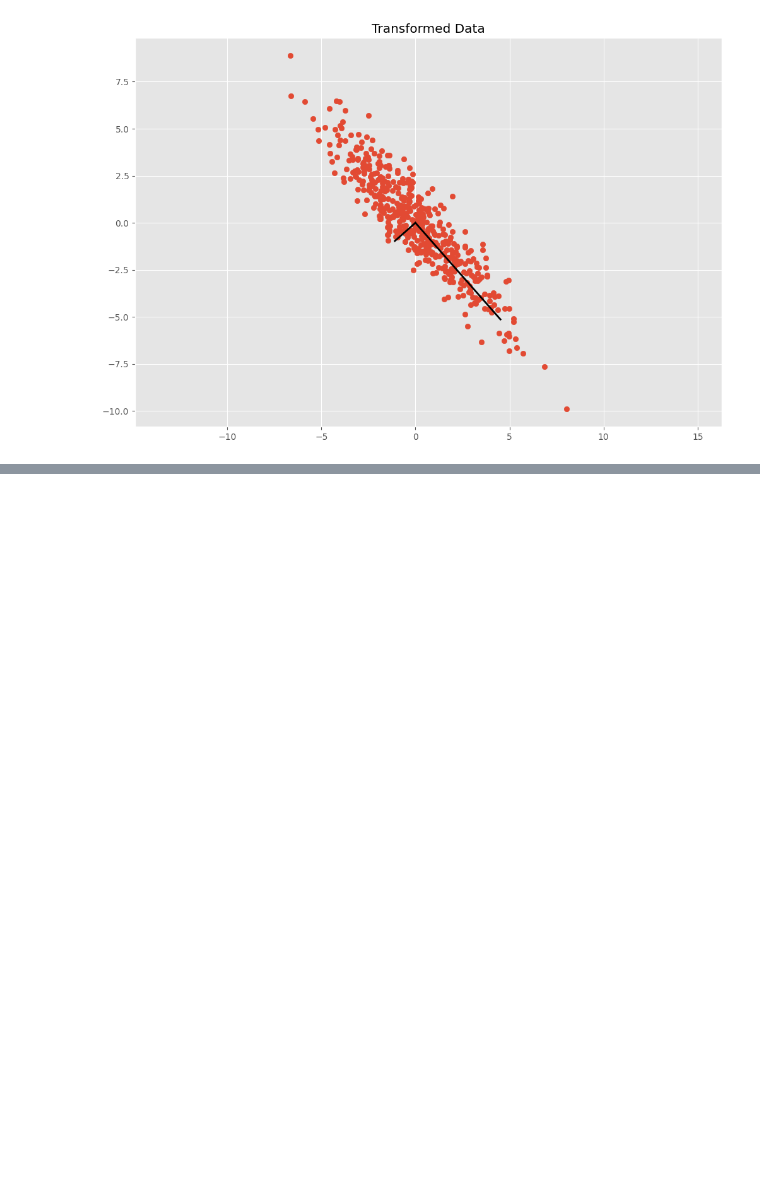
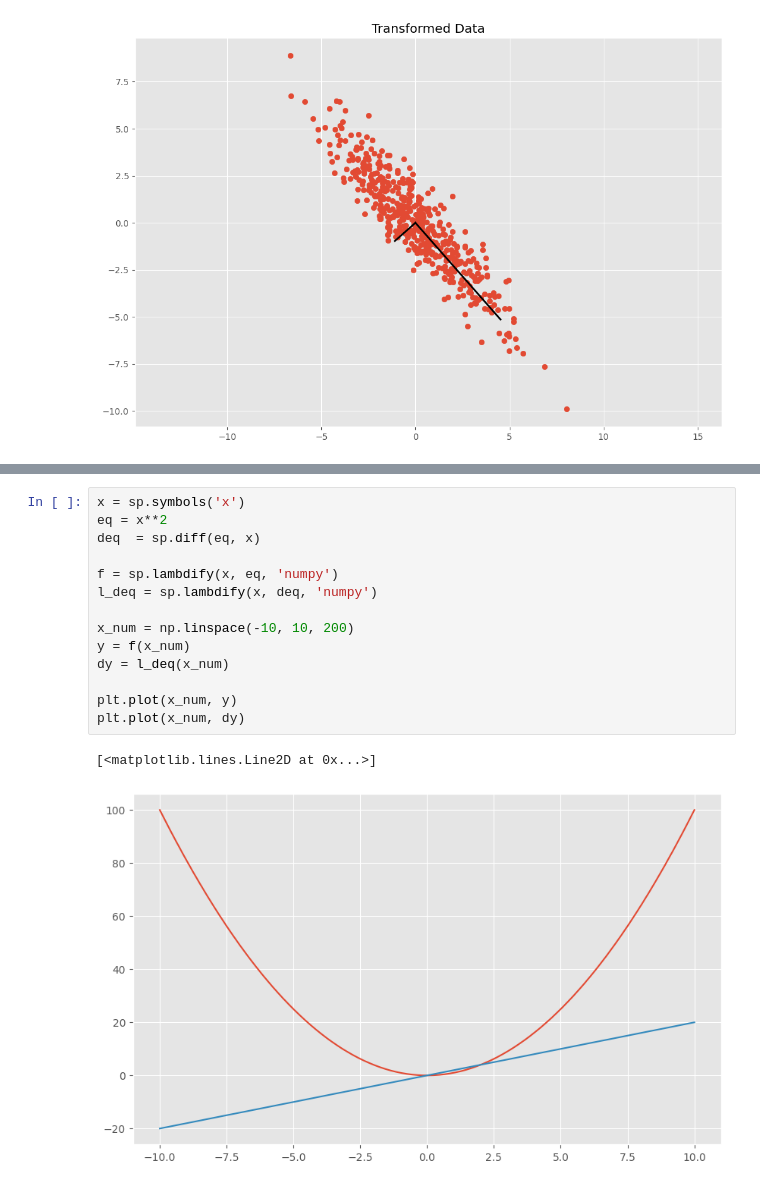
Before and after one commit to Shaik-Amaan-Ahmed/statistics, a Jupyter notebook: math-fun-vis/fun.ipynb, the cells around one changed output, grey strips where cells are left out. Saved outputs shown, nothing was run; the diff lists cells and outputs as text; blank space fills up the shorter version.

```diff
--- a/math-fun-vis/fun.ipynb
+++ b/math-fun-vis/fun.ipynb
@@ -108,0 +240,17 @@ plt.axis('equal');
+# %%
+x = sp.symbols('x')
+eq = x**2
+deq  = sp.diff(eq, x)
+
+f = sp.lambdify(x, eq, 'numpy')
+l_deq = sp.lambdify(x, deq, 'numpy')
+
+x_num = np.linspace(-10, 10, 200)
+y = f(x_num)
+dy = l_deq(x_num)
+
+plt.plot(x_num, y)
+plt.plot(x_num, dy)
+# %% [output]
+[<matplotlib.lines.Line2D at 0x...>]
+[figure, added]
```
Also changed, not shown: parts of 14 cells of this notebook, 1 other file.
